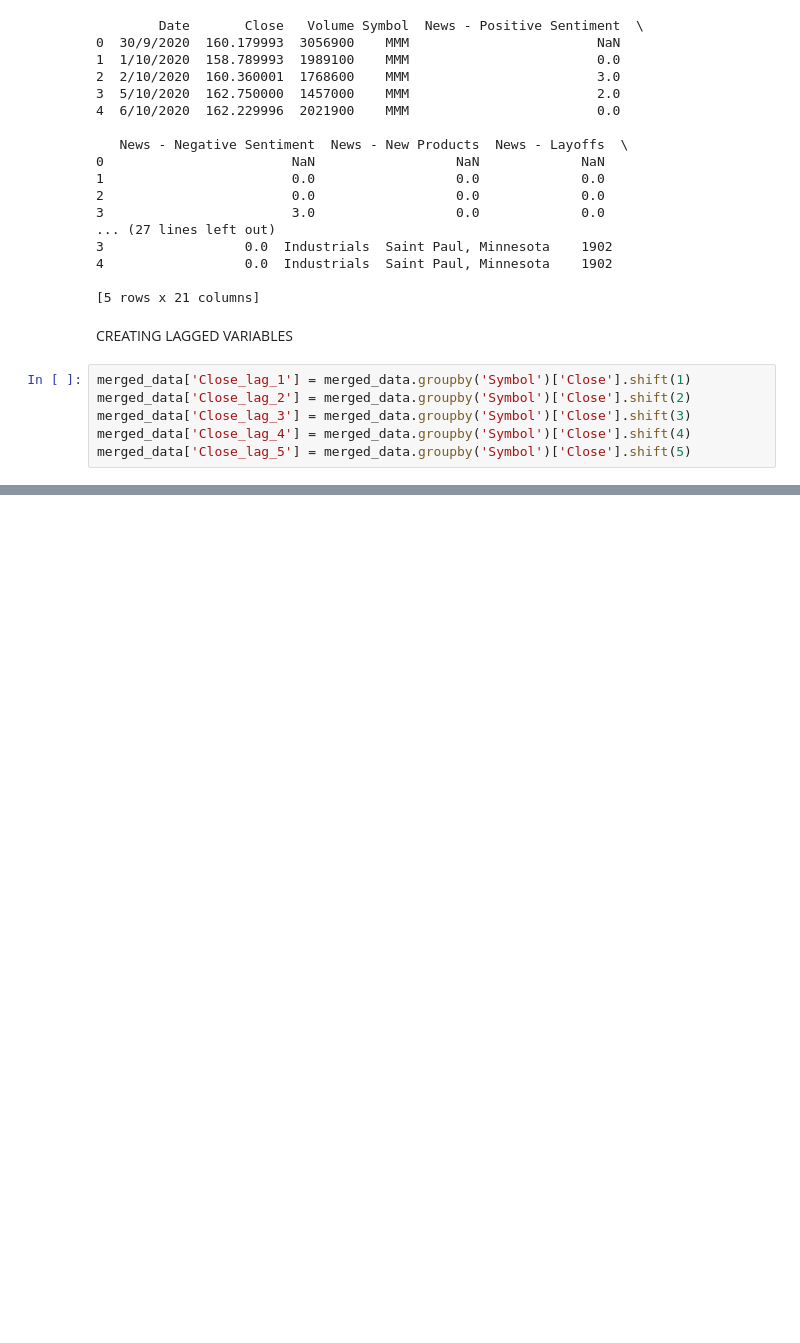
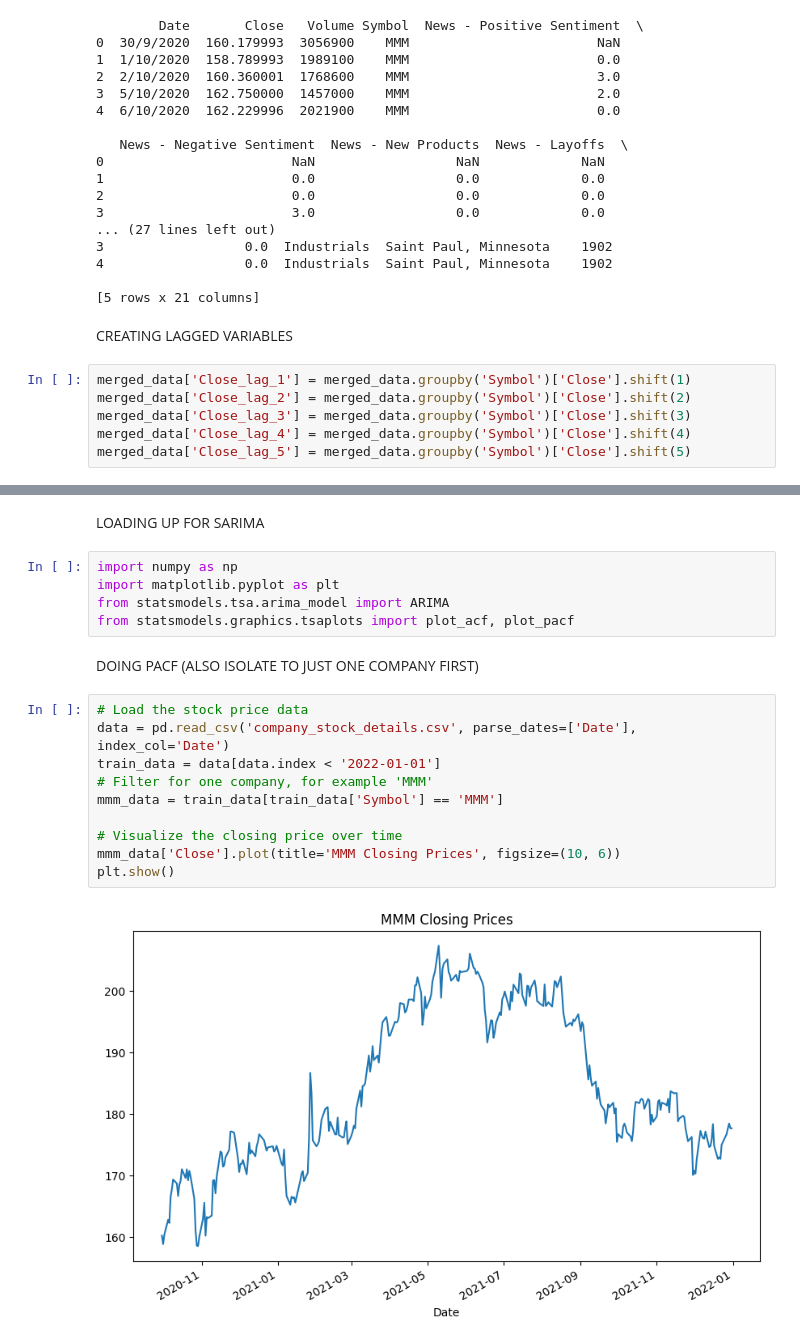
Before and after one commit to yothisisash/IT1244-Stock-Market, a Jupyter notebook: aswin.ipynb, the cells around one changed output, grey strips where cells are left out. Drawn from its saved outputs; the diff is of its cells as text; blank space fills up the shorter version.

```diff
--- a/aswin.ipynb
+++ b/aswin.ipynb
@@ -96,0 +116,21 @@ merged_data['Close_lag_5'] = merged_data.groupby('Symbol')['Close'].shift(5)
+# %% [markdown]
+LOADING UP FOR SARIMA
+# %%
+import numpy as np
+import matplotlib.pyplot as plt
+from statsmodels.tsa.arima_model import ARIMA
+from statsmodels.graphics.tsaplots import plot_acf, plot_pacf
+# %% [markdown]
+DOING PACF (ALSO ISOLATE TO JUST ONE COMPANY FIRST)
+# %%
+# Load the stock price data
+data = pd.read_csv('company_stock_details.csv', parse_dates=['Date'], index_col='Date')
+train_data = data[data.index < '2022-01-01']
+# Filter for one company, for example 'MMM'
+mmm_data = train_data[train_data['Symbol'] == 'MMM']
+
+# Visualize the closing price over time
+mmm_data['Close'].plot(title='MMM Closing Prices', figsize=(10, 6))
+plt.show()
+# %% [output]
+[figure, added]
```
Also changed, not shown: parts of 29 cells of this notebook.
